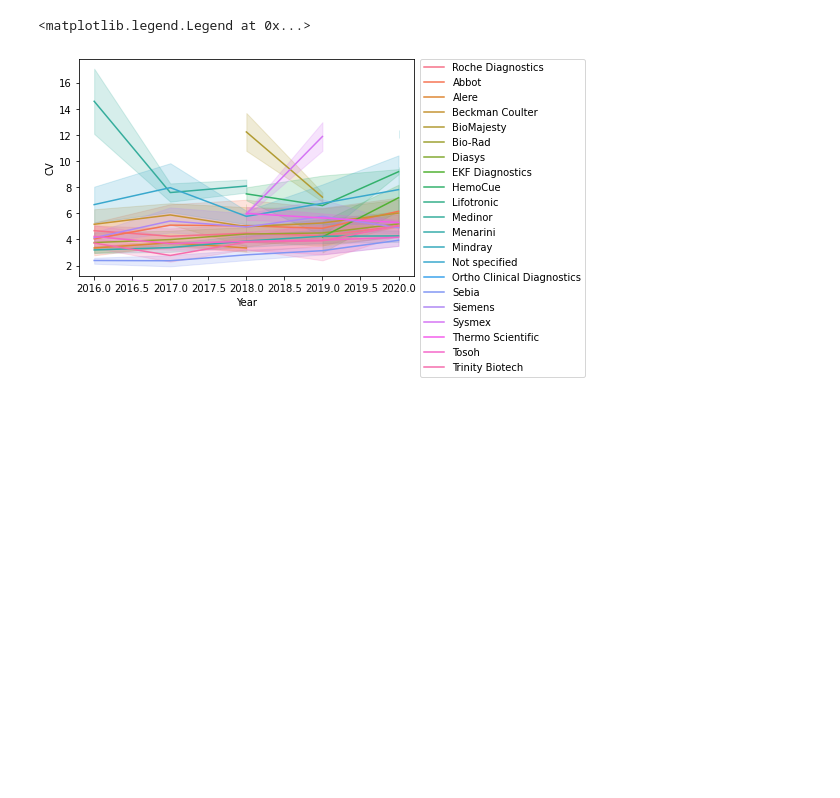
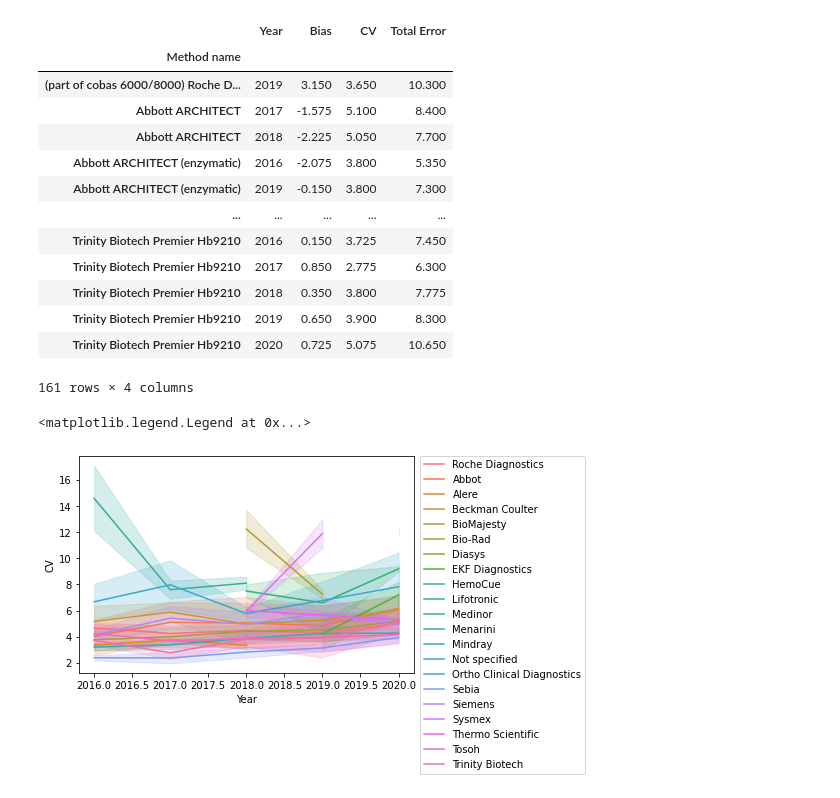
Before and after one commit to DSa-HbA1c/EurA1c-data, a Jupyter notebook: Visualisatie CV & bias eura1c.ipynb, the cells around one changed output. Drawn from its saved outputs; the diff is of its cells as text; code cells hidden in the pictures; blank space fills up the shorter version.

Commit message:
added total error graph and combined graph

```diff
--- a/Visualisatie CV & bias eura1c.ipynb
+++ b/Visualisatie CV & bias eura1c.ipynb
@@ -87,3 +87,21 @@ df4
+# %%
+df5 = df3[['Year','Bias','CV','Total Error']]
+df5
+# %% [output]
+|  | Year | Bias | CV | Total Error |
+| Method name |  |  |  |  |
+| (part of cobas 6000/8000) Roche D... | 2019 | 3.150 | 3.650 | 10.300 |
+| Abbott ARCHITECT | 2017 | -1.575 | 5.100 | 8.400 |
+| Abbott ARCHITECT | 2018 | -2.225 | 5.050 | 7.700 |
+| Abbott ARCHITECT (enzymatic) | 2016 | -2.075 | 3.800 | 5.350 |
+| Abbott ARCHITECT (enzymatic) | 2019 | -0.150 | 3.800 | 7.300 |
+| ... | ... | ... | ... | ... |
+| Trinity Biotech Premier Hb9210 | 2016 | 0.150 | 3.725 | 7.450 |
+| Trinity Biotech Premier Hb9210 | 2017 | 0.850 | 2.775 | 6.300 |
+| Trinity Biotech Premier Hb9210 | 2018 | 0.350 | 3.800 | 7.775 |
+| Trinity Biotech Premier Hb9210 | 2019 | 0.650 | 3.900 | 8.300 |
+| Trinity Biotech Premier Hb9210 | 2020 | 0.725 | 5.075 | 10.650 |
+161 rows × 4 columns
 # %%
 sns.lineplot(data=df, x="Year", y="CV", hue="Manufacturer")
 plt.legend(bbox_to_anchor=(1.02, 1), loc='upper left', borderaxespad=0)
```
Also changed, not shown: parts of 9 cells of this notebook.
